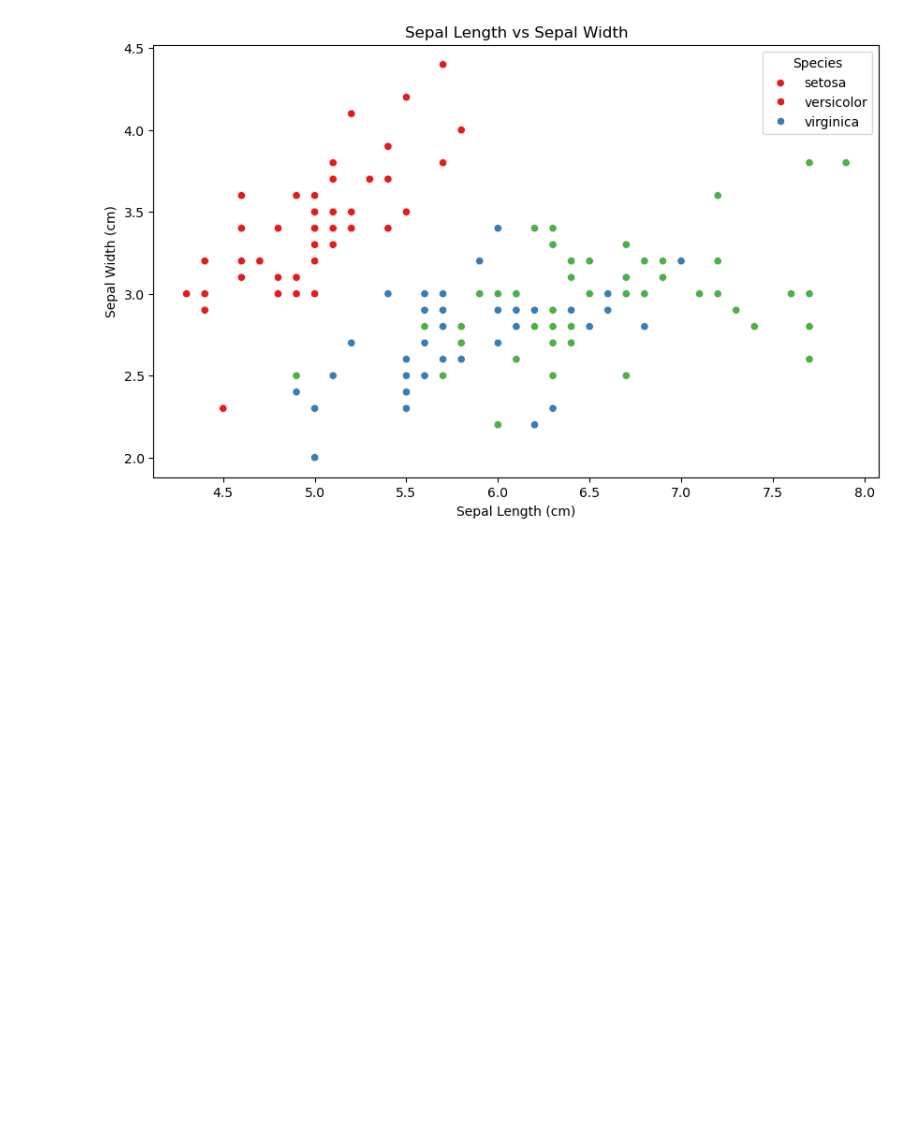
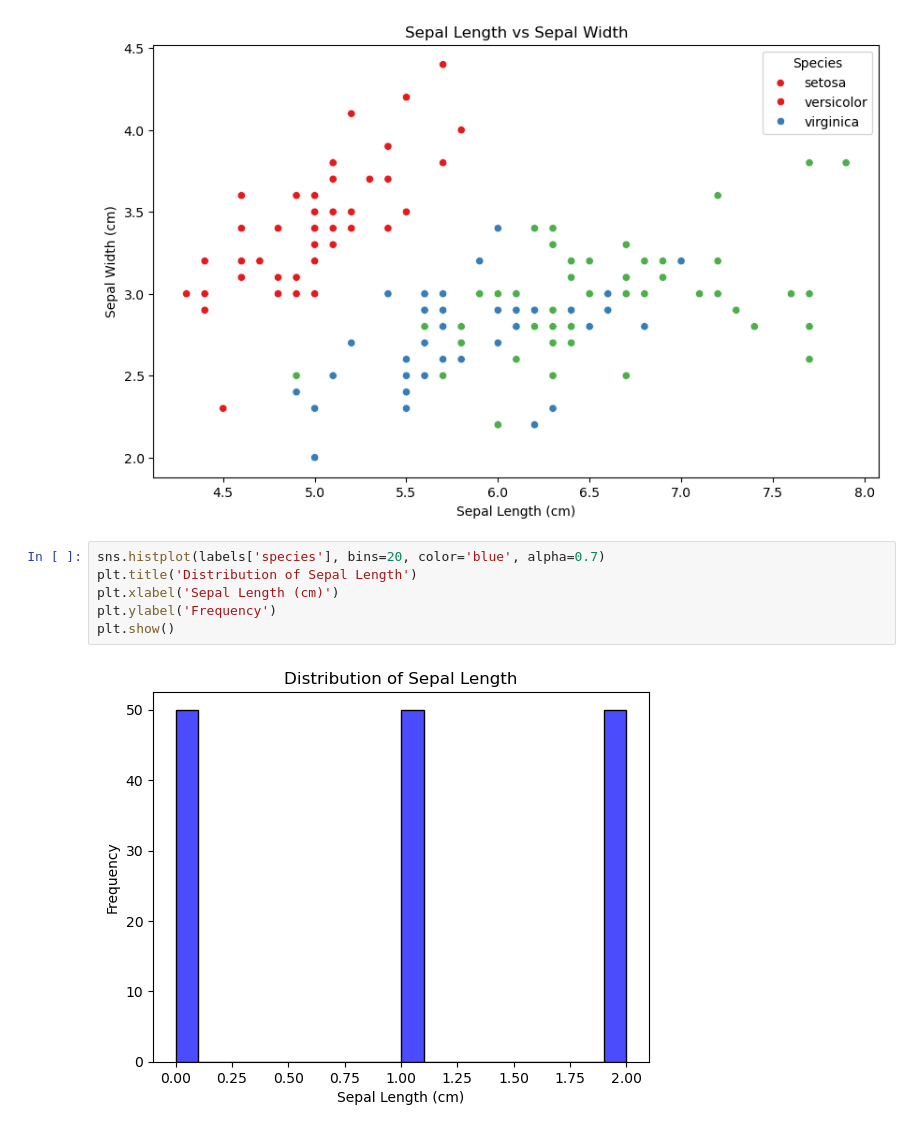
Before and after one commit to Rayz4010/mlops, a Jupyter notebook: notebooks/sklearn/iris.ipynb, the cells around one changed output. Cells and saved outputs as stored; diff of their text form; blank space fills up the shorter version.

```diff
--- a/notebooks/sklearn/iris.ipynb
+++ b/notebooks/sklearn/iris.ipynb
@@ -103,3 +103,11 @@ plt.legend(title='Species', labels=data.target_names)
 # %% [output]
 <matplotlib.legend.Legend at 0x...>
 [figure]
+# %%
+sns.histplot(labels['species'], bins=20, color='blue', alpha=0.7)
+plt.title('Distribution of Sepal Length')
+plt.xlabel('Sepal Length (cm)')
+plt.ylabel('Frequency')
+plt.show()
+# %% [output]
+[figure, added]
```
Also changed, not shown: parts of 24 cells of this notebook, 3 other files.
